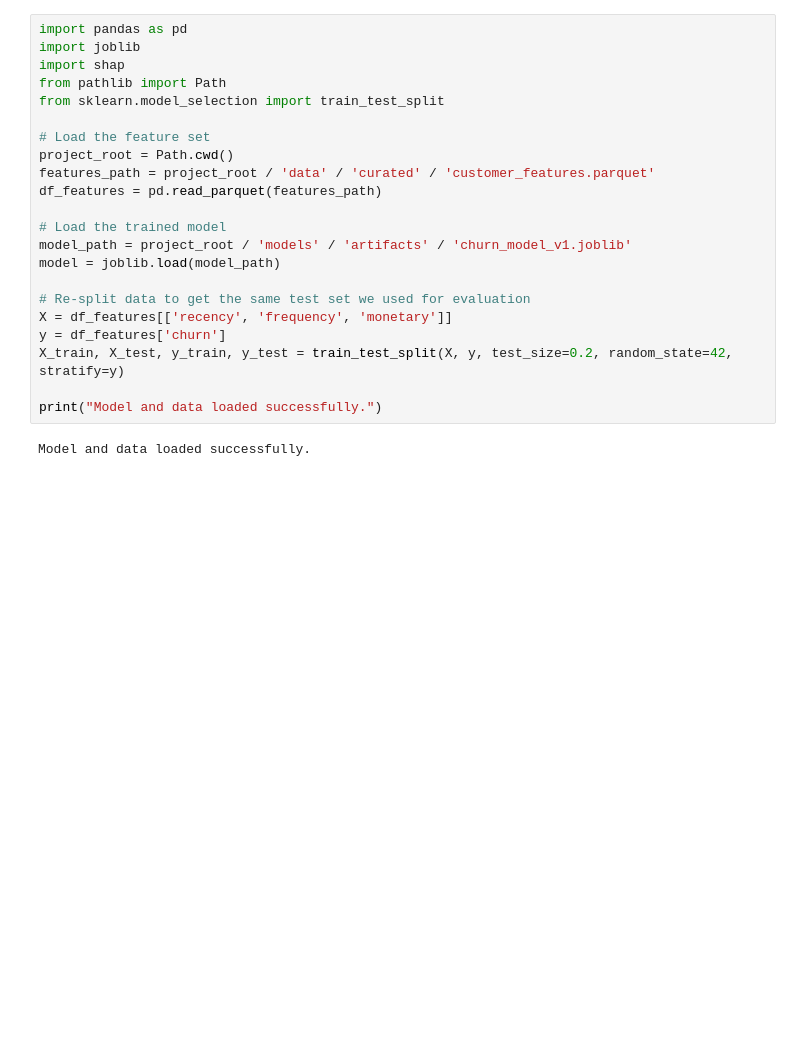
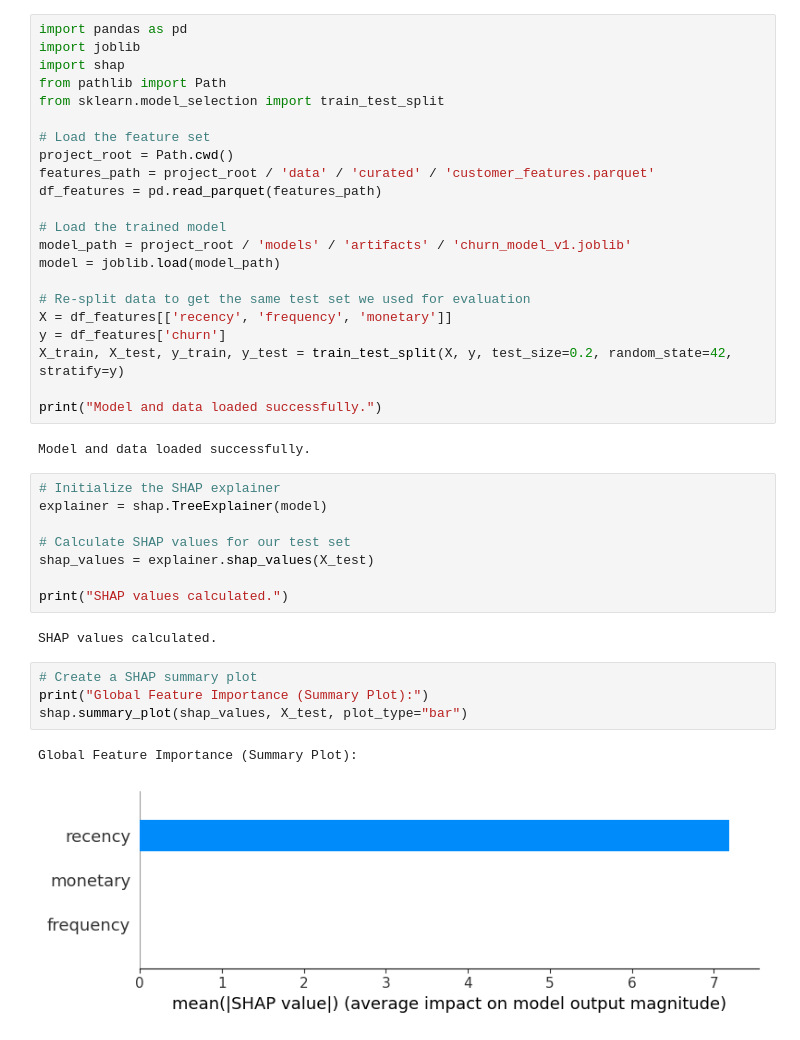
Before and after one commit to kamalyadav07/customer-360-platform, a Jupyter notebook: 03-Model-Explainability.ipynb, the cells around one changed output. Drawn from its saved outputs; the diff is of its cells as text; blank space fills up the shorter version.

```diff
--- a/03-Model-Explainability.ipynb
+++ b/03-Model-Explainability.ipynb
@@ -44,3 +44,20 @@ X_train, X_test, y_train, y_test = train_test_split(X, y, test_size=0.2, random_
 print("Model and data loaded successfully.")
 # %% [output]
 Model and data loaded successfully.
+# %%
+# Initialize the SHAP explainer
+explainer = shap.TreeExplainer(model)
+
+# Calculate SHAP values for our test set
+shap_values = explainer.shap_values(X_test)
+
+print("SHAP values calculated.")
+# %% [output]
+SHAP values calculated.
+# %%
+# Create a SHAP summary plot
+print("Global Feature Importance (Summary Plot):")
+shap.summary_plot(shap_values, X_test, plot_type="bar")
+# %% [output]
+Global Feature Importance (Summary Plot):
+[figure, added]
```
Also changed, not shown: parts of 1 cell of this notebook, 2 other files.
